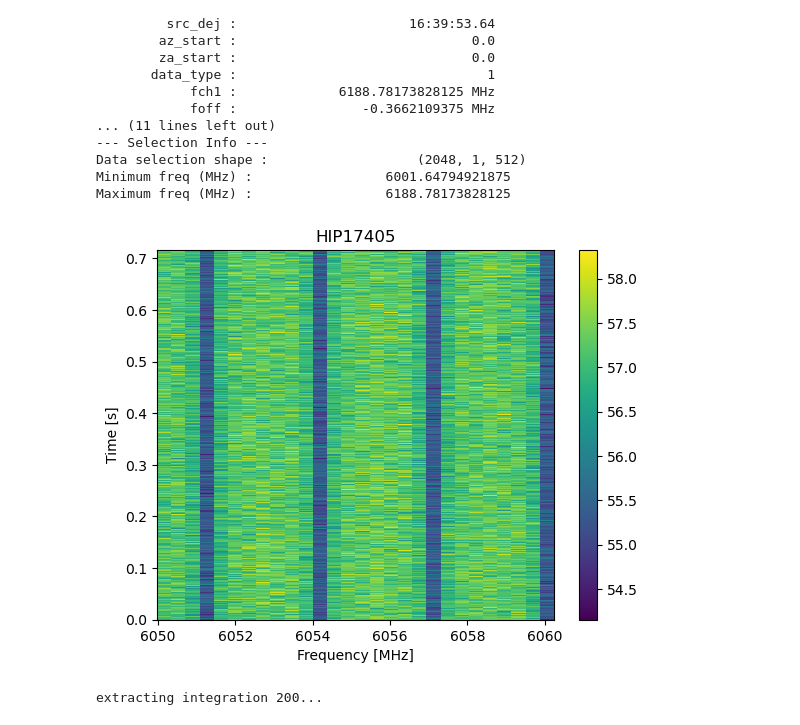
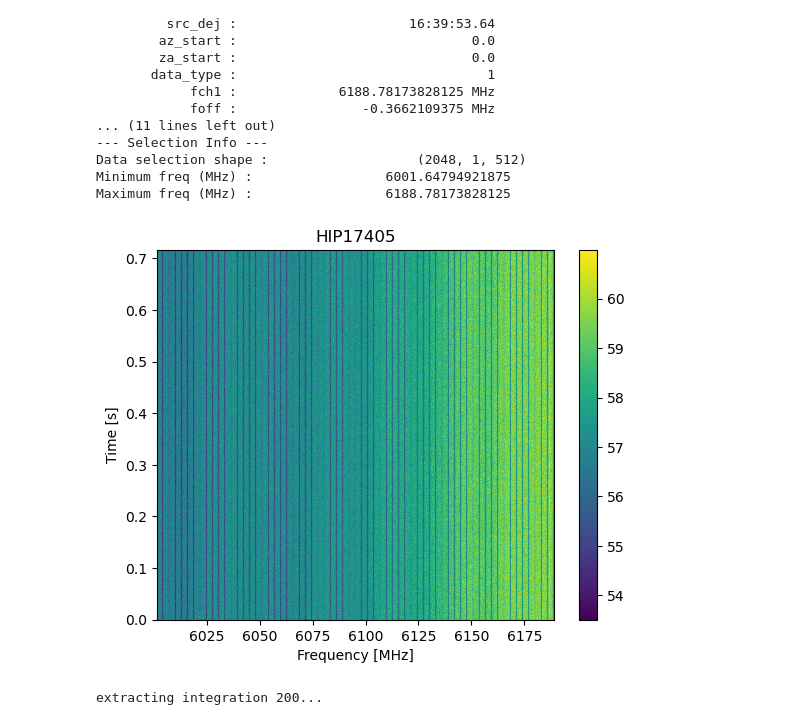
Before and after one commit to Miller-Ryan-1/astro, a Jupyter notebook: breakthrough_voyager1.ipynb, the cells around one changed output. Cells and saved outputs as stored; diff of their text form; code cells hidden in the pictures.

```diff
--- a/breakthrough_voyager1.ipynb
+++ b/breakthrough_voyager1.ipynb
@@ -41,9 +42,9 @@ Data selection shape :                   (2048, 1, 512)
 Minimum freq (MHz) :                 6001.64794921875
 Maximum freq (MHz) :                 6188.78173828125
 # %%
-obs.plot_waterfall(f_start = 6050, f_stop = 6060)
+obs.plot_waterfall()
 # %% [output]
-[figure, old version]
+[figure, new version]
 # %%
 obs.plot_spectrum(t = 200, f_start = 6080, f_stop = 6085)
 # %% [output]
```
Also changed, not shown: parts of 9 cells of this notebook.
